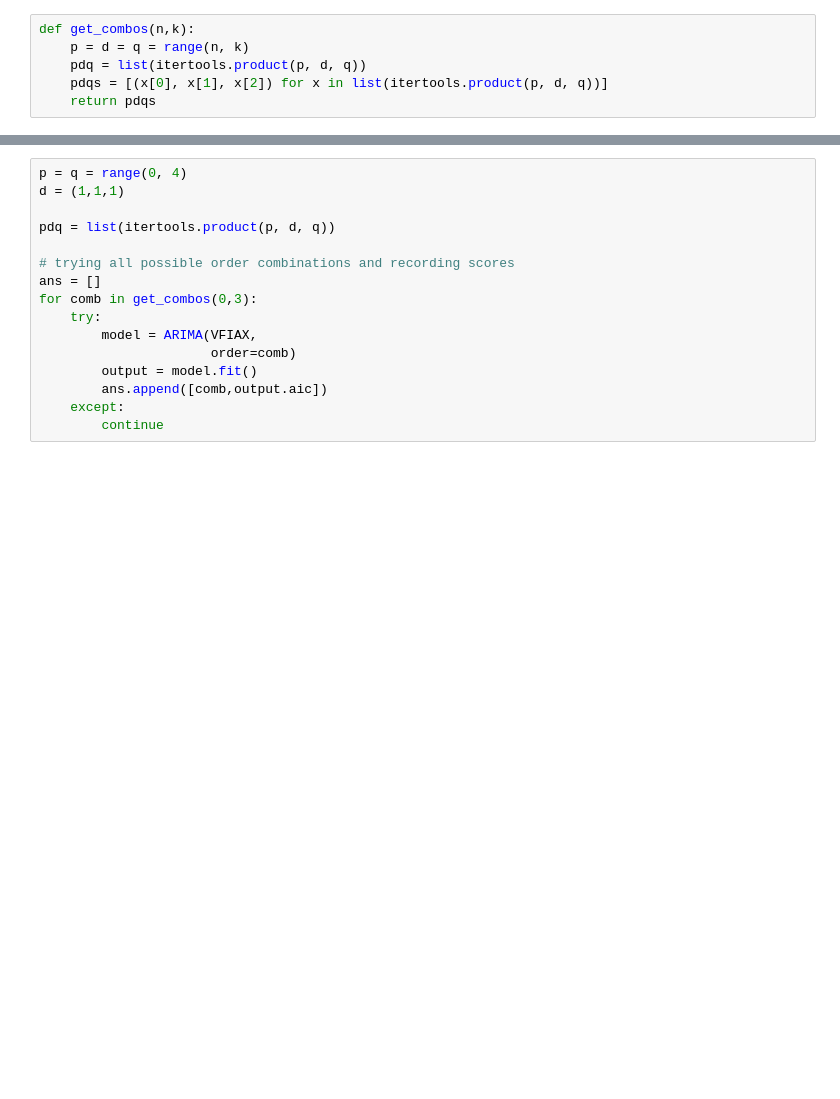
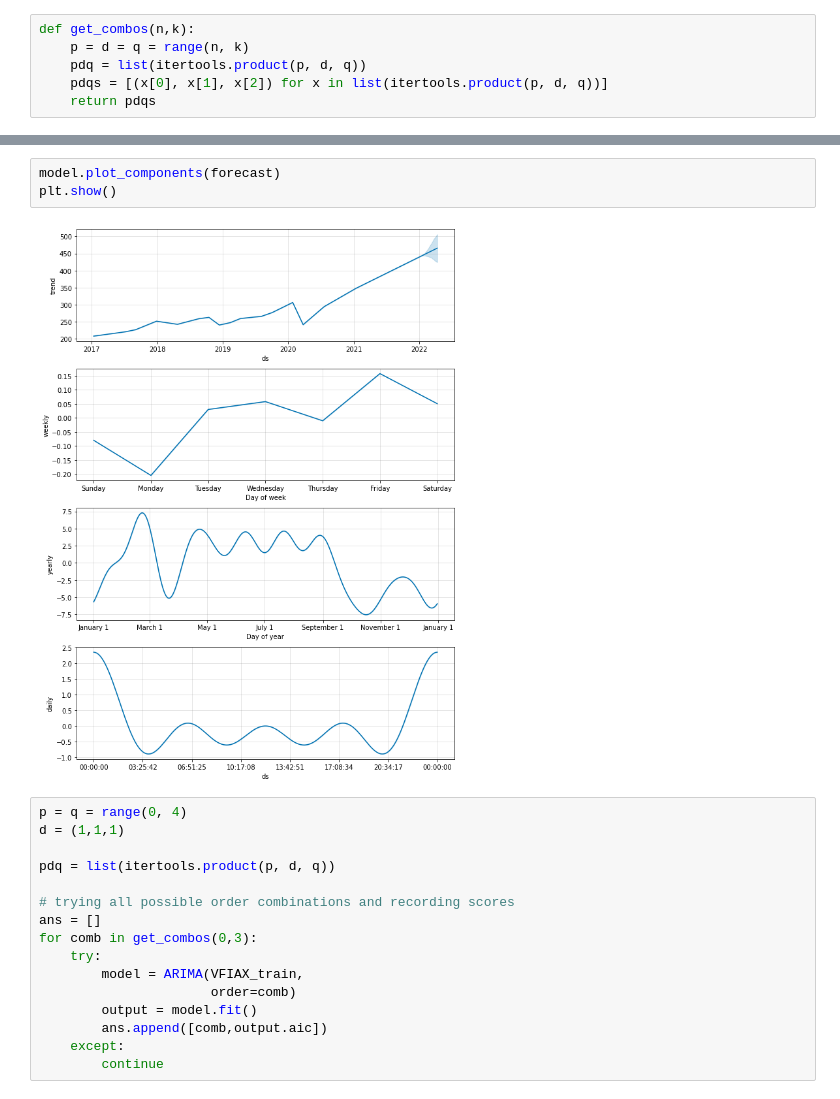
Before and after one commit to j-vasquez21/Stock-Forecasting, a Jupyter notebook: first_notebook.ipynb, the cells around one changed output, grey strips where cells are left out. Cells and saved outputs as stored; diff of their text form; blank space fills up the shorter version.

```diff
--- a/first_notebook.ipynb
+++ b/first_notebook.ipynb
@@ -542,3 +661,8 @@ def get_combos(n,k):
+# %%
+model.plot_components(forecast)
+plt.show()
+# %% [output]
+[figure, added]
 # %%
 p = q = range(0, 4)
 d = (1,1,1)
@@ -549,7 +673,7 @@ pdq = list(itertools.product(p, d, q))
 ans = []
 for comb in get_combos(0,3):
     try:
-        model = ARIMA(VFIAX,
+        model = ARIMA(VFIAX_train,
                       order=comb)
         output = model.fit()
         ans.append([comb,output.aic])
```
Also changed, not shown: parts of 33 cells of this notebook.
